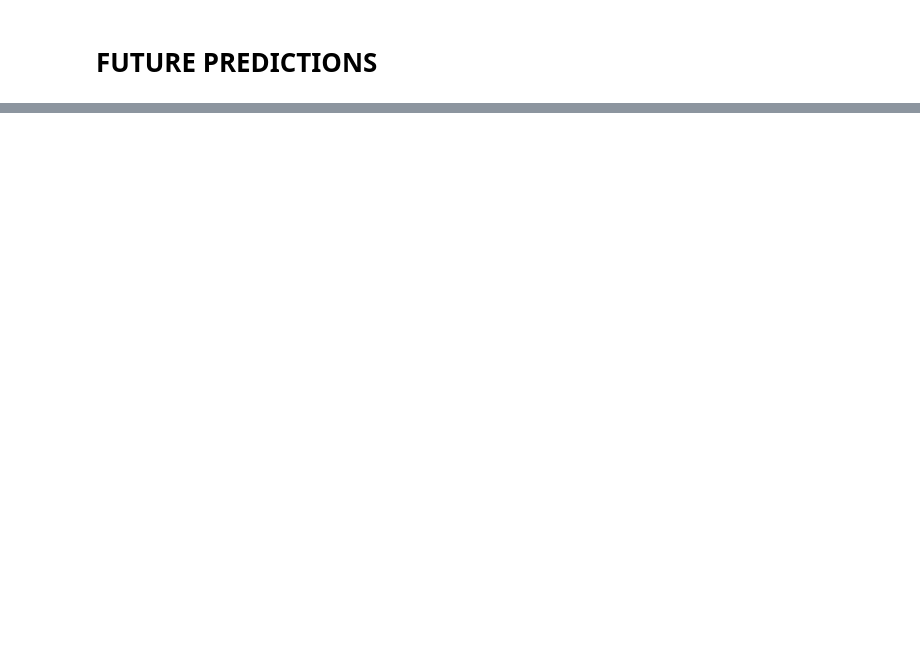
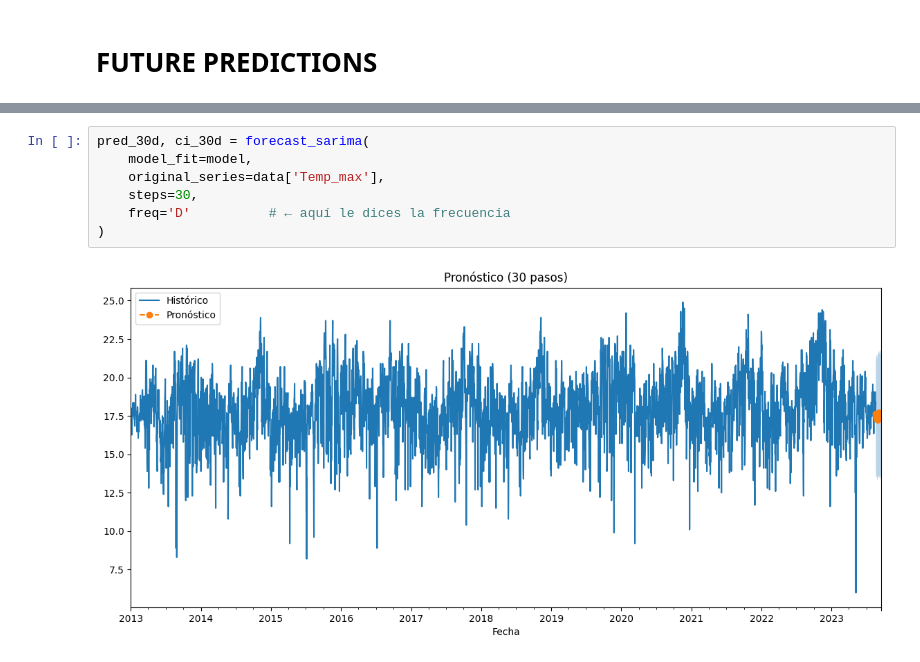
Before and after one commit to alrigo123/Time-Series-Predictive-Models, a Jupyter notebook: (S)ARIMA.ipynb, the cells around one changed output, grey strips where cells are left out. Drawn from its saved outputs; the diff is of its cells as text; blank space fills up the shorter version.

```diff
--- a/(S)ARIMA.ipynb
+++ b/(S)ARIMA.ipynb
@@ -168,0 +326,9 @@ pred_SARIMA.plot(legend = True)
+# %%
+pred_30d, ci_30d = forecast_sarima(
+    model_fit=model,
+    original_series=data['Temp_max'],
+    steps=30,
+    freq='D'          # ← aquí le dices la frecuencia
+)
+# %% [output]
+[figure, added]
```
Also changed, not shown: parts of 14 cells of this notebook, 1 other file.
